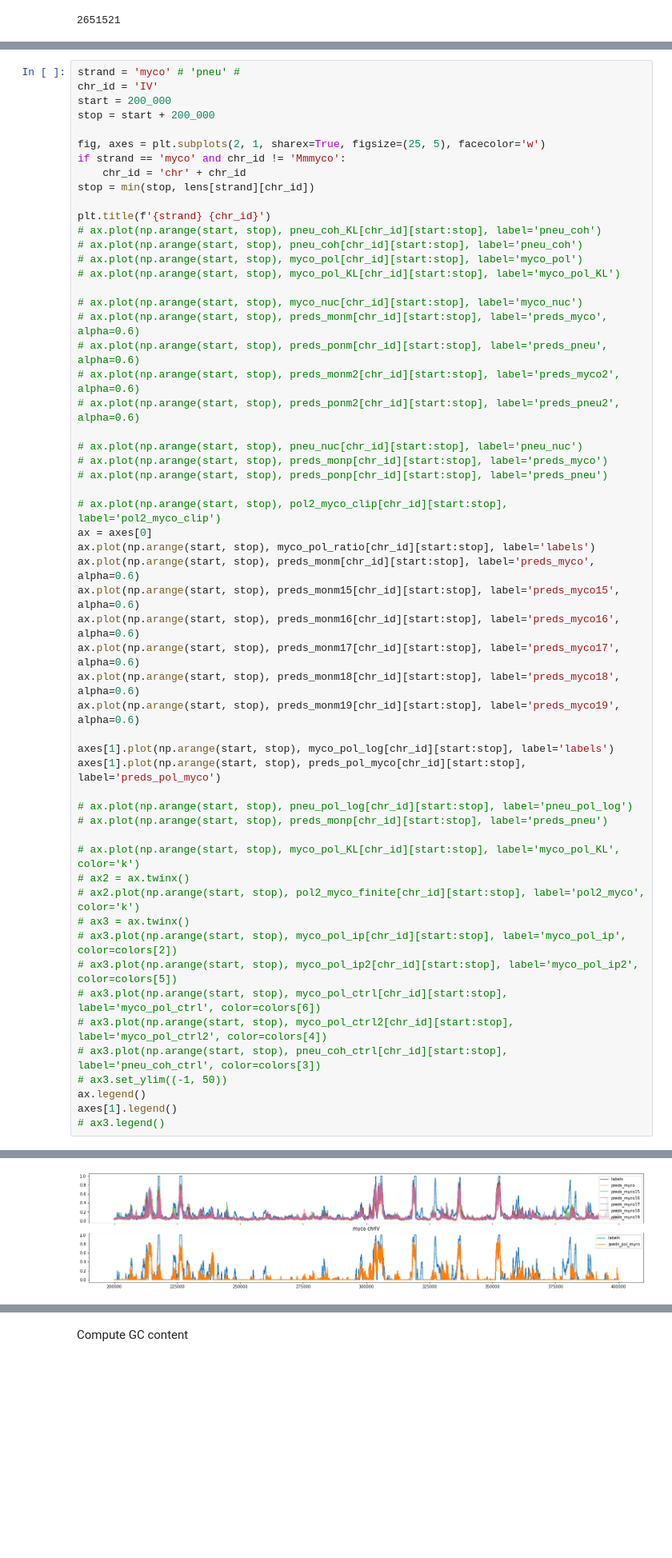
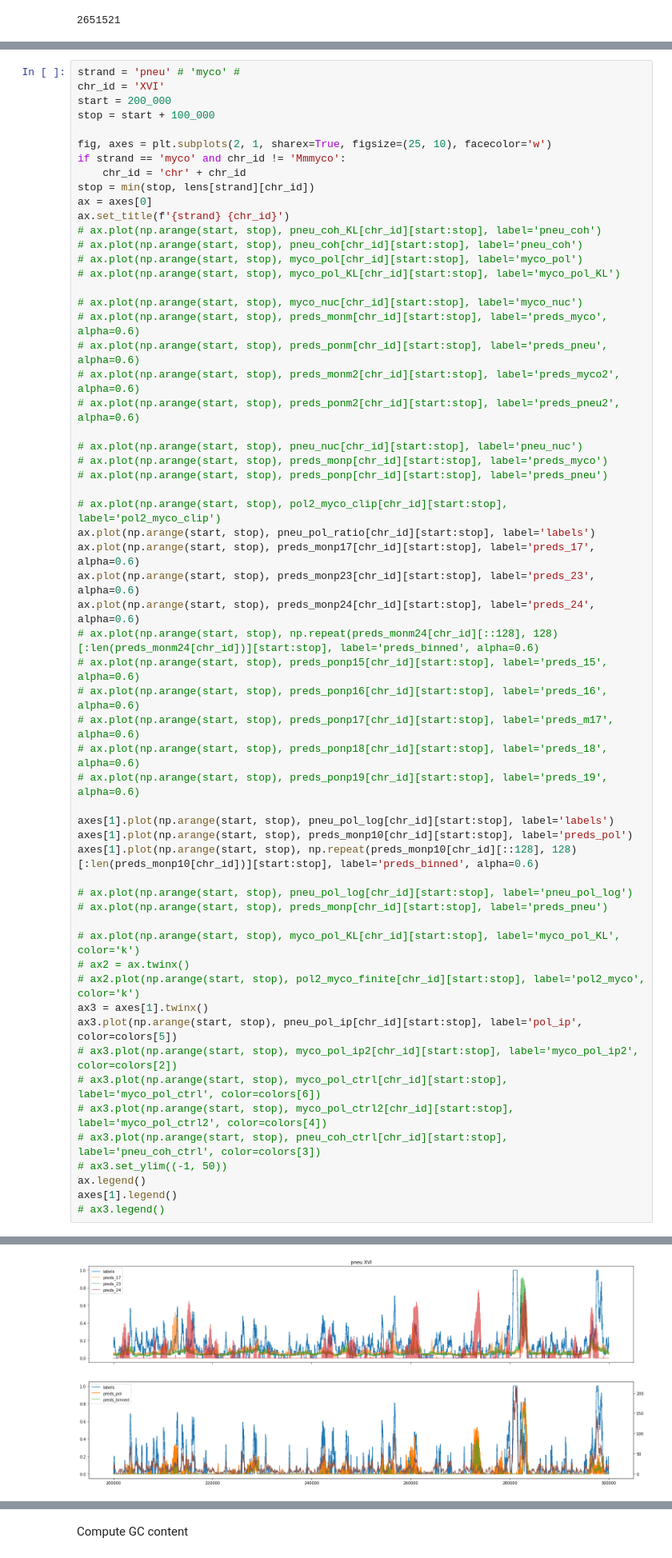
Before and after one commit to Alexwestbrook/mnhn-internship_DeepCNN_ChIP-seq, a Jupyter notebook: Exogenous_yeast.ipynb, the cells around one changed output, grey strips where cells are left out. Shown at 80% size. Cells and saved outputs as stored; diff of their text form; blank space fills up the shorter version.

```diff
--- a/Exogenous_yeast.ipynb
+++ b/Exogenous_yeast.ipynb
@@ -247,61 +247,64 @@ chrXV 0.9888113568969799
 chrXVI 0.9922734282022893
 Mmmyco 0.7699189583993414
 # %%
-strand = 'myco' # 'pneu' #
-chr_id = 'IV'
+strand = 'pneu' # 'myco' #
+chr_id = 'XVI'
 start = 200_000
-stop = start + 200_000
+stop = start + 100_000
 
-fig, axes = plt.subplots(2, 1, sharex=True, figsize=(25, 5), facecolor='w')
+fig, axes = plt.subplots(2, 1, sharex=True, figsize=(25, 10), facecolor='w')
 if strand == 'myco' and chr_id != 'Mmmyco':
     chr_id = 'chr' + chr_id
 stop = min(stop, lens[strand][chr_id])
-
-plt.title(f'{strand} {chr_id}')
+ax = axes[0]
+ax.set_title(f'{strand} {chr_id}')
 # ax.plot(np.arange(start, stop), pneu_coh_KL[chr_id][start:stop], label='pneu_coh')
 # ax.plot(np.arange(start, stop), pneu_coh[chr_id][start:stop], label='pneu_coh')
 # ax.plot(np.arange(start, stop), myco_pol[chr_id][start:stop], label='myco_pol')
 # ax.plot(np.arange(start, stop), myco_pol_KL[chr_id][start:stop], label='myco_pol_KL')
 
 # ax.plot(np.arange(start, stop), myco_nuc[chr_id][start:stop], label='myco_nuc')
 # ax.plot(np.arange(start, stop), preds_monm[chr_id][start:stop], label='preds_myco', alpha=0.6)
 # ax.plot(np.arange(start, stop), preds_ponm[chr_id][start:stop], label='preds_pneu', alpha=0.6)
 # ax.plot(np.arange(start, stop), preds_monm2[chr_id][start:stop], label='preds_myco2', alpha=0.6)
 # ax.plot(np.arange(start, stop), preds_ponm2[chr_id][start:stop], label='preds_pneu2', alpha=0.6)
 
 # ax.plot(np.arange(start, stop), pneu_nuc[chr_id][start:stop], label='pneu_nuc')
 # ax.plot(np.arange(start, stop), preds_monp[chr_id][start:stop], label='preds_myco')
 # ax.plot(np.arange(start, stop), preds_ponp[chr_id][start:stop], label='preds_pneu')
 
 # ax.plot(np.arange(start, stop), pol2_myco_clip[chr_id][start:stop], label='pol2_myco_clip')
-ax = axes[0]
-ax.plot(np.arange(start, stop), myco_pol_ratio[chr_id][start:stop], label='labels')
-ax.plot(np.arange(start, stop), preds_monm[chr_id][start:stop], label='preds_myco', alpha=0.6)
-ax.plot(np.arange(start, stop), preds_monm15[chr_id][start:stop], label='preds_myco15', alpha=0.6)
-ax.plot(np.arange(start, stop), preds_monm16[chr_id][start:stop], label='preds_myco16', alpha=0.6)
-ax.plot(np.arange(start, stop), preds_monm17[chr_id][start:stop], label='preds_myco17', alpha=0.6)
-ax.plot(np.arange(start, stop), preds_monm18[chr_id][start:stop], label='preds_myco18', alpha=0.6)
-ax.plot(np.arange(start, stop), preds_monm19[chr_id][start:stop], label='preds_myco19', alpha=0.6)
+ax.plot(np.arange(start, stop), pneu_pol_ratio[chr_id][start:stop], label='labels')
+ax.plot(np.arange(start, stop), preds_monp17[chr_id][start:stop], label='preds_17', alpha=0.6)
+ax.plot(np.arange(start, stop), preds_monp23[chr_id][start:stop], label='preds_23', alpha=0.6)
+ax.plot(np.arange(start, stop), preds_monp24[chr_id][start:stop], label='preds_24', alpha=0.6)
+# ax.plot(np.arange(start, stop), np.repeat(preds_monm24[chr_id][::128], 128)[:len(preds_monm24[chr_id])][start:stop], label='preds_binned', alpha=0.6)
+# ax.plot(np.arange(start, stop), preds_ponp15[chr_id][start:stop], label='preds_15', alpha=0.6)
+# ax.plot(np.arange(start, stop), preds_ponp16[chr_id][start:stop], label='preds_16', alpha=0.6)
+# ax.plot(np.arange(start, stop), preds_ponp17[chr_id][start:stop], label='preds_m17', alpha=0.6)
+# ax.plot(np.arange(start, stop), preds_ponp18[chr_id][start:stop], label='preds_18', alpha=0.6)
+# ax.plot(np.arange(start, stop), preds_ponp19[chr_id][start:stop], label='preds_19', alpha=0.6)
 
-axes[1].plot(np.arange(start, stop), myco_pol_log[chr_id][start:stop], label='labels')
-axes[1].plot(np.arange(start, stop), preds_pol_myco[chr_id][start:stop], label='preds_pol_myco')
+axes[1].plot(np.arange(start, stop), pneu_pol_log[chr_id][start:stop], label='labels')
+axes[1].plot(np.arange(start, stop), preds_monp10[chr_id][start:stop], label='preds_pol')
+axes[1].plot(np.arange(start, stop), np.repeat(preds_monp10[chr_id][::128], 128)[:len(preds_monp10[chr_id])][start:stop], label='preds_binned', alpha=0.6)
 
 # ax.plot(np.arange(start, stop), pneu_pol_log[chr_id][start:stop], label='pneu_pol_log')
 # ax.plot(np.arange(start, stop), preds_monp[chr_id][start:stop], label='preds_pneu')
 
 # ax.plot(np.arange(start, stop), myco_pol_KL[chr_id][start:stop], label='myco_pol_KL', color='k')
 # ax2 = ax.twinx()
 # ax2.plot(np.arange(start, stop), pol2_myco_finite[chr_id][start:stop], label='pol2_myco', color='k')
-# ax3 = ax.twinx()
-# ax3.plot(np.arange(start, stop), myco_pol_ip[chr_id][start:stop], label='myco_pol_ip', color=colors[2])
-# ax3.plot(np.arange(start, stop), myco_pol_ip2[chr_id][start:stop], label='myco_pol_ip2', color=colors[5])
+ax3 = axes[1].twinx()
+ax3.plot(np.arange(start, stop), pneu_pol_ip[chr_id][start:stop], label='pol_ip', color=colors[5])
+# ax3.plot(np.arange(start, stop), myco_pol_ip2[chr_id][start:stop], label='myco_pol_ip2', color=colors[2])
 # ax3.plot(np.arange(start, stop), myco_pol_ctrl[chr_id][start:stop], label='myco_pol_ctrl', color=colors[6])
 # ax3.plot(np.arange(start, stop), myco_pol_ctrl2[chr_id][start:stop], label='myco_pol_ctrl2', color=colors[4])
 # ax3.plot(np.arange(start, stop), pneu_coh_ctrl[chr_id][start:stop], label='pneu_coh_ctrl', color=colors[3])
 # ax3.set_ylim((-1, 50))
 ax.legend()
 axes[1].legend()
 # ax3.legend()
 # %% [output]
 <matplotlib.legend.Legend at 0x...>
-[figure, old version]
+[figure, new version]
```
Also changed, not shown: parts of 26 cells of this notebook, 2 other files.
